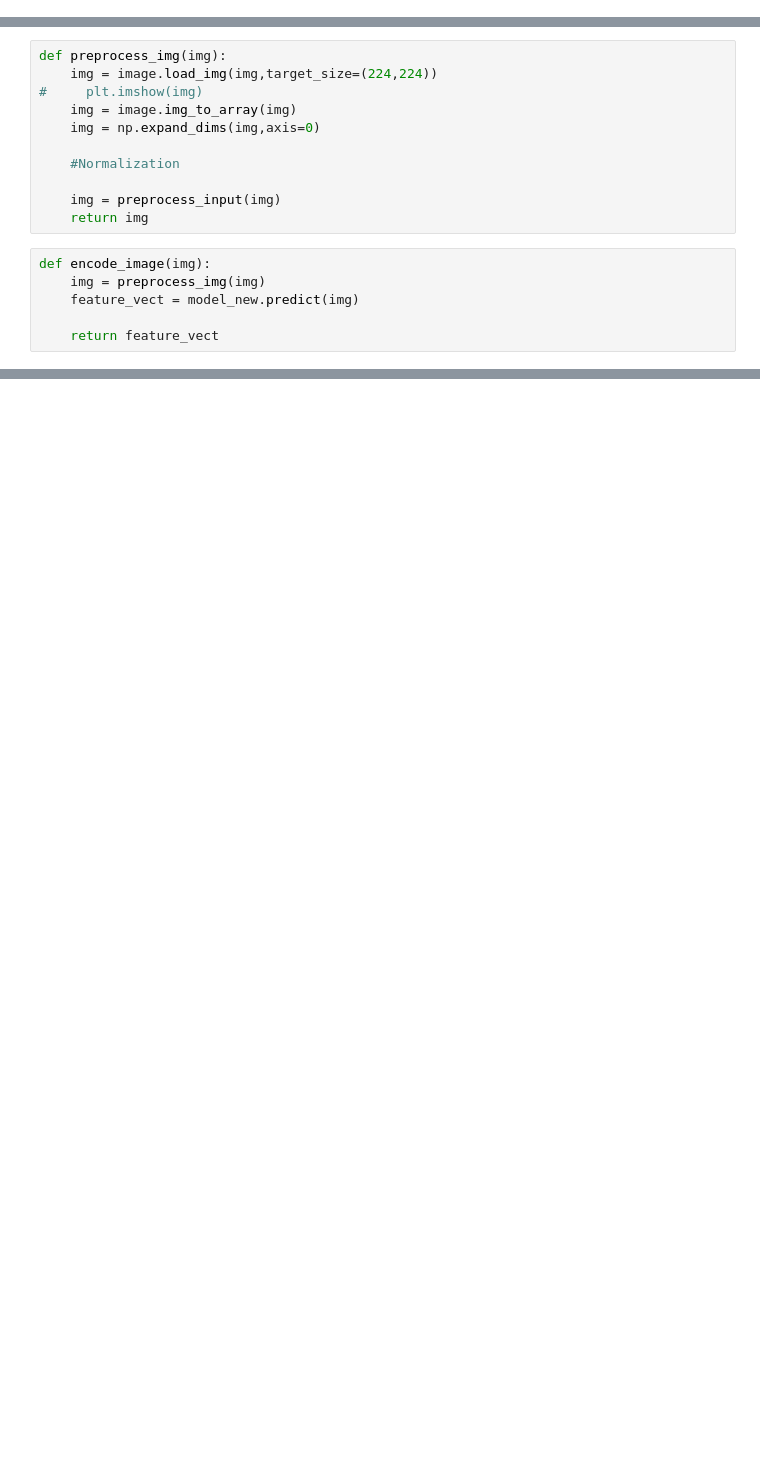
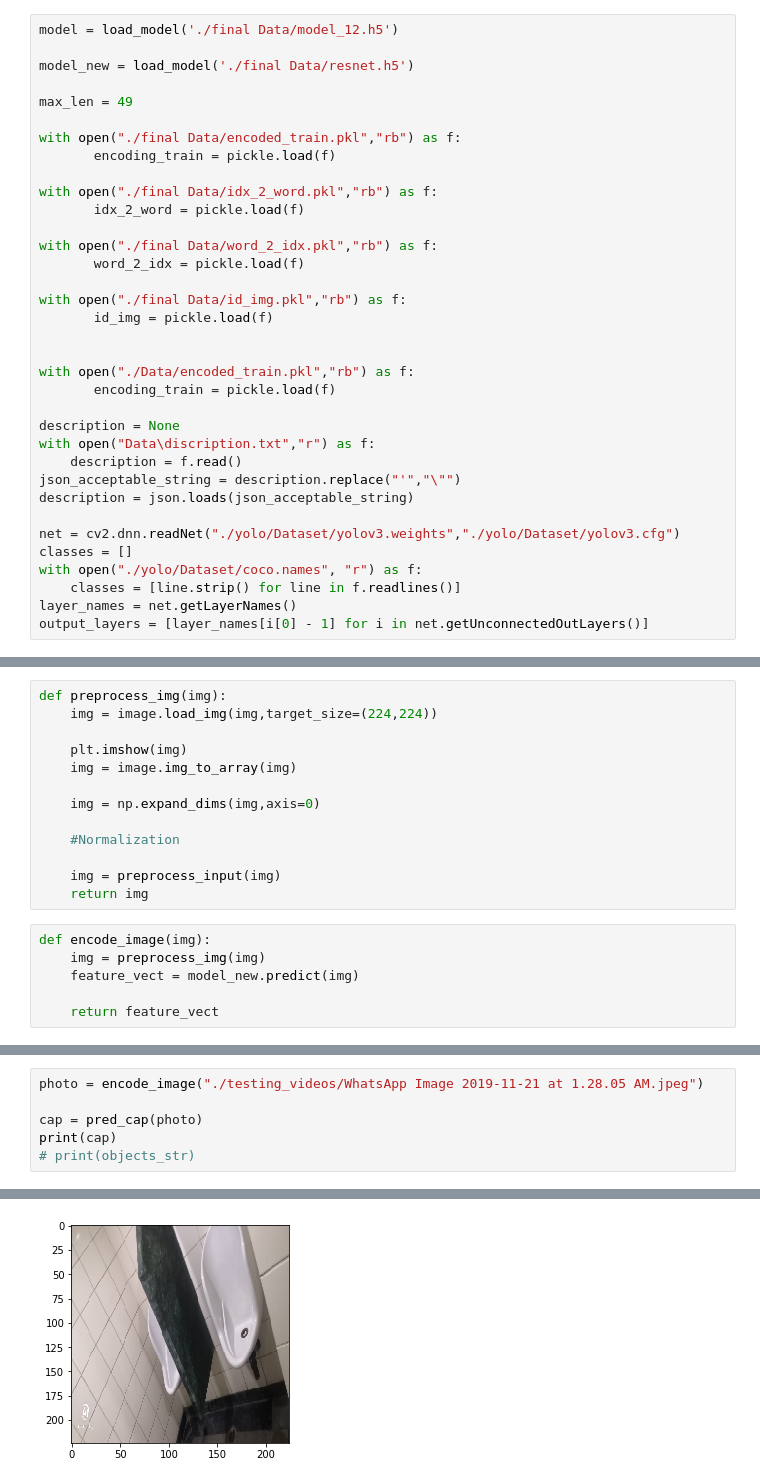
Before and after one commit to Utkarshrnigam/Visual-aid-for-Blinds, a Jupyter notebook: visual_aid for Blinds.ipynb, the cells around one changed output, grey strips where cells are left out. Drawn from its saved outputs; the diff is of its cells as text; blank space fills up the shorter version.

```diff
--- a/visual_aid for Blinds.ipynb
+++ b/visual_aid for Blinds.ipynb
@@ -429,0 +446,35 @@ NameError: name 'epochs' is not defined
+# %%
+model = load_model('./final Data/model_12.h5')
+
+model_new = load_model('./final Data/resnet.h5')
+
+max_len = 49
+
+with open("./final Data/encoded_train.pkl","rb") as f:
+       encoding_train = pickle.load(f)
+
+with open("./final Data/idx_2_word.pkl","rb") as f:
+       idx_2_word = pickle.load(f)
+
+with open("./final Data/word_2_idx.pkl","rb") as f:
+       word_2_idx = pickle.load(f)
+
+with open("./final Data/id_img.pkl","rb") as f:
+       id_img = pickle.load(f)
+
+
+with open("./Data/encoded_train.pkl","rb") as f:
+       encoding_train = pickle.load(f)
+
+description = None
+with open("Data\discription.txt","r") as f:
+    description = f.read()
+json_acceptable_string = description.replace("'","\"")
+description = json.loads(json_acceptable_string)
+
+net = cv2.dnn.readNet("./yolo/Dataset/yolov3.weights","./yolo/Dataset/yolov3.cfg")
+classes = []
+with open("./yolo/Dataset/coco.names", "r") as f:
+    classes = [line.strip() for line in f.readlines()]
+layer_names = net.getLayerNames()
+output_layers = [layer_names[i[0] - 1] for i in net.getUnconnectedOutLayers()]
@@ -447,8 +516,10 @@ def pred_cap(photo):
 # %%
 def preprocess_img(img):
     img = image.load_img(img,target_size=(224,224))
-#     plt.imshow(img)
+
+    plt.imshow(img)
     img = image.img_to_array(img)
+
     img = np.expand_dims(img,axis=0)
 
     #Normalization
@@ -495,0 +535,7 @@ IndexError: index 1 is out of bounds for axis 3 with size 1
+# %%
+photo = encode_image("./testing_videos/WhatsApp Image 2019-11-21 at 1.28.05 AM.jpeg")
+
+cap = pred_cap(photo)
+print(cap)
+# print(objects_str)
+# %% [output]
@@ -495,0 +543 @@ IndexError: index 1 is out of bounds for axis 3 with size 1
+[figure, added]
```
Also changed, not shown: parts of 25 cells of this notebook, 6 other files.
